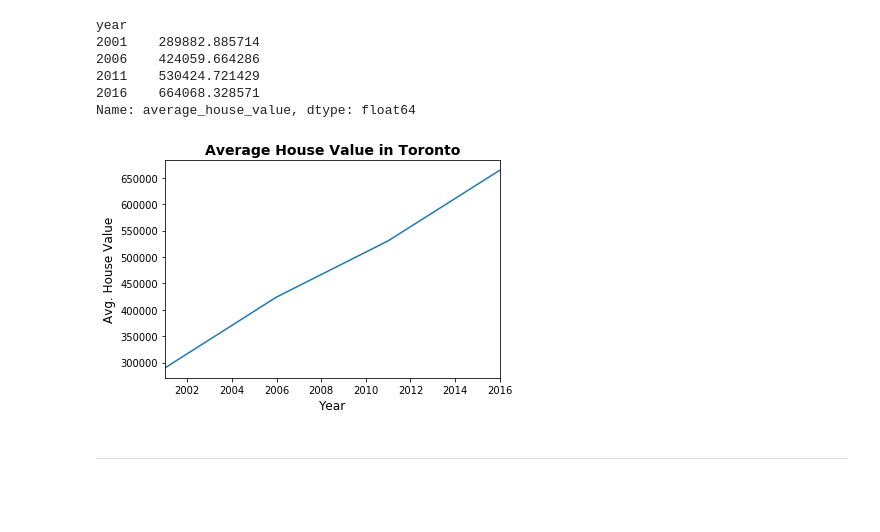
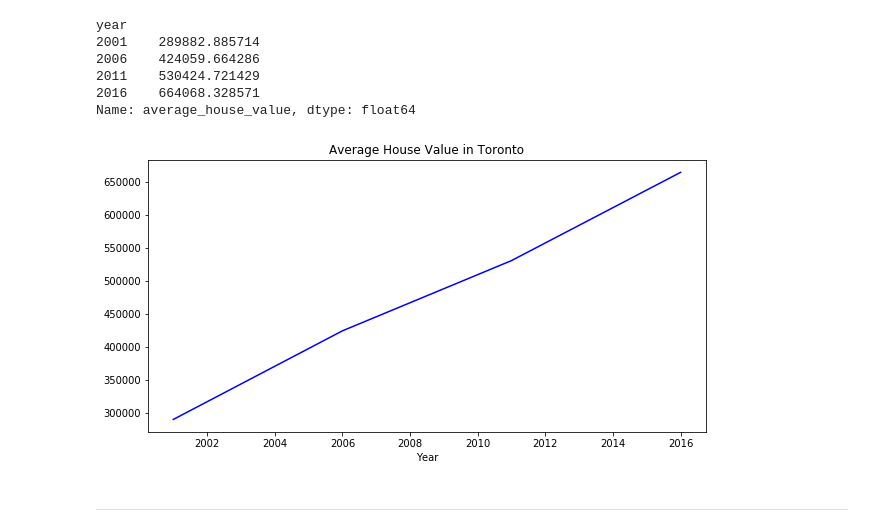
Before and after one commit to Has-Raza/UofT-Fintech, a Jupyter notebook: Unit-6-Assignment-Pythonic-Monopoly/rental_analysis.ipynb, the cells around one changed output. Drawn from its saved outputs; the diff is of its cells as text; code cells hidden in the pictures; blank space fills up the shorter version.

```diff
--- a/Unit-6-Assignment-Pythonic-Monopoly/rental_analysis.ipynb
+++ b/Unit-6-Assignment-Pythonic-Monopoly/rental_analysis.ipynb
@@ -105,6 +115,7 @@ def create_line_chart(data, title, xlabel, ylabel, color):
     """
     Create a line chart based in the data argument.
     """
+    return data.plot(kind='line', title=title, xlabel=xlabel, color=color, figsize=(10,5))
 # %%
 # Create two line charts, one to plot the monthly shelter costs for owned dwelleing and other for rented dwellings per year
 
@@ -122,7 +134,8 @@ def create_line_chart(data, title, xlabel, ylabel, color):
 In this section, you want to determine the average house value per year. An investor may want to understand better the sales price of the rental property over time. For example, a customer will want to know if they should expect an increase or decrease in the property value over time so they can determine how long to hold the rental property. You will visualize the `average_house_value` per year as a bar chart.
 # %%
 # Calculate the average house value per year
-# YOUR CODE HERE!
+avg_house_value = to_data.average_house_value.groupby([to_data.index]).mean()
+avg_house_value
 # %% [output]
 year
 2001    289882.885714
@@ -132,9 +145,9 @@ year
 Name: average_house_value, dtype: float64
 # %%
 # Plot the average house value per year as a line chart
-# YOUR CODE HERE!
+avg_val_chart = create_line_chart(avg_house_value,'Average House Value in Toronto', 'Year', 'Avg House Value', 'b')
 # %% [output]
-[figure, old version]
+[figure, new version]
 # %% [markdown]
 - - -
 # %% [markdown]
```
Also changed, not shown: parts of 10 cells of this notebook.
